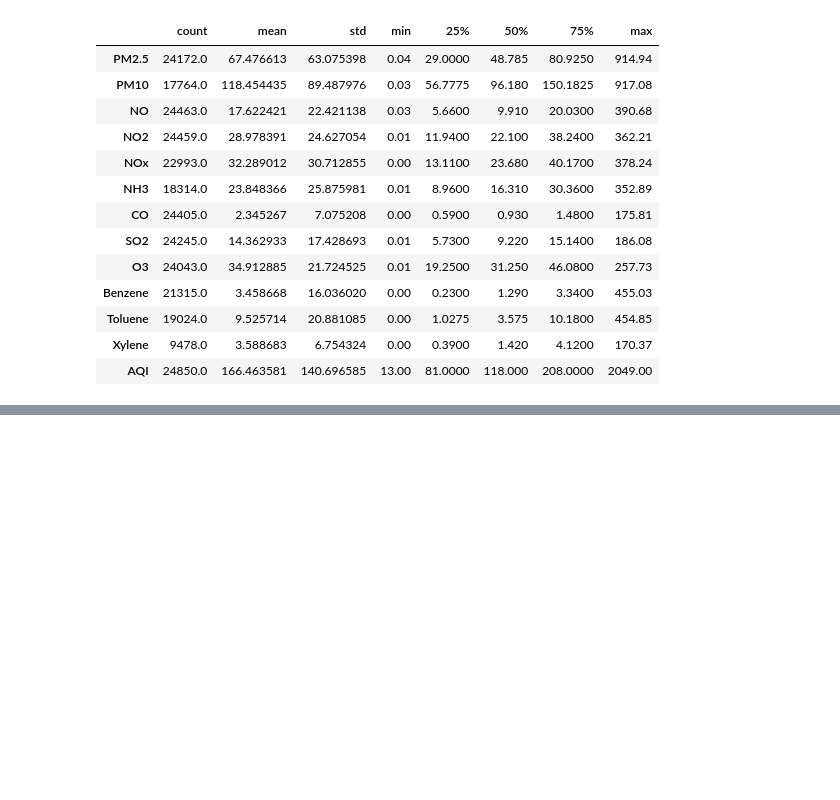
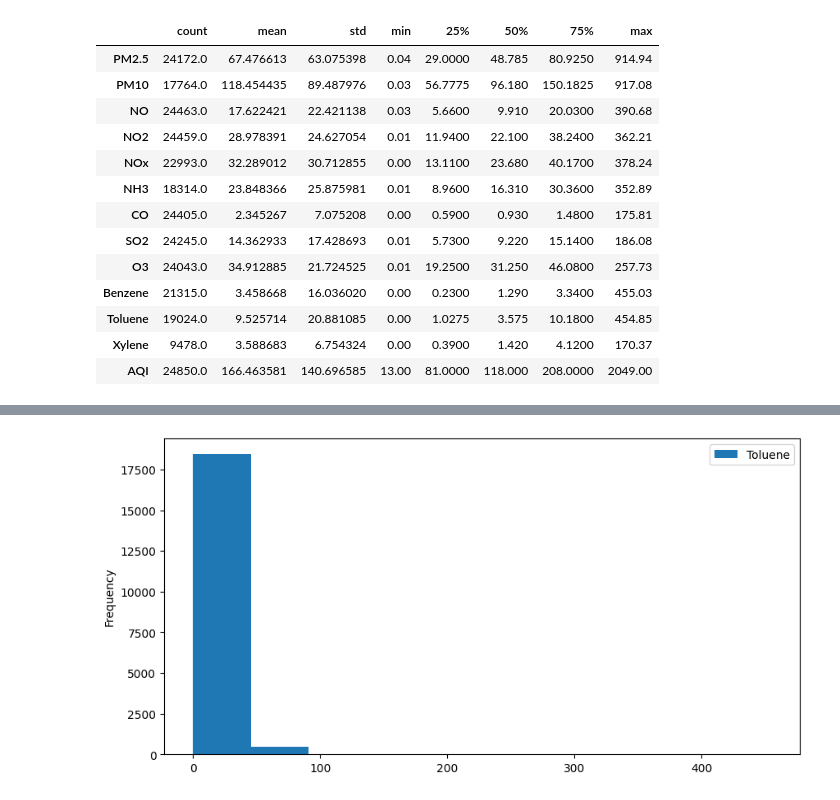
Before and after one commit to Ashrith1312-spec/week-1, a Jupyter notebook: AQI Prediction Model .ipynb, the cells around one changed output, grey strips where cells are left out. Saved outputs shown, nothing was run; the diff lists cells and outputs as text; code cells hidden in the pictures; blank space fills up the shorter version.

```diff
--- a/AQI Prediction Model .ipynb
+++ b/AQI Prediction Model .ipynb
@@ -137,0 +174,6 @@ df.describe().T
+# %%
+df['Toluene'].plot(kind='hist',figsize=(10,5))
+plt.legend()
+plt.show()
+# %% [output]
+[figure, added]
```
Also changed, not shown: parts of 37 cells of this notebook.
